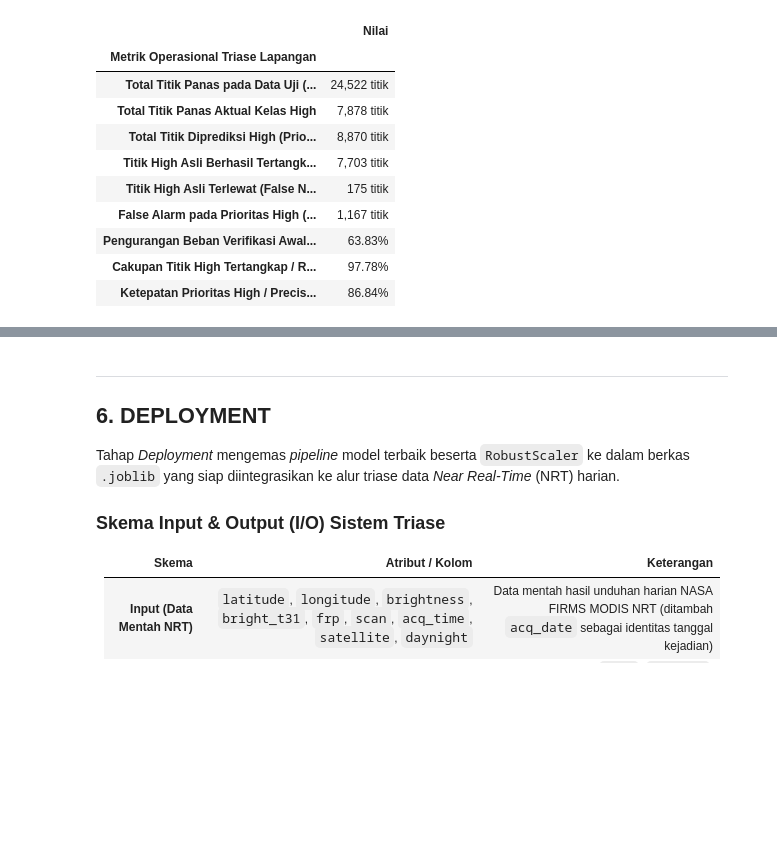
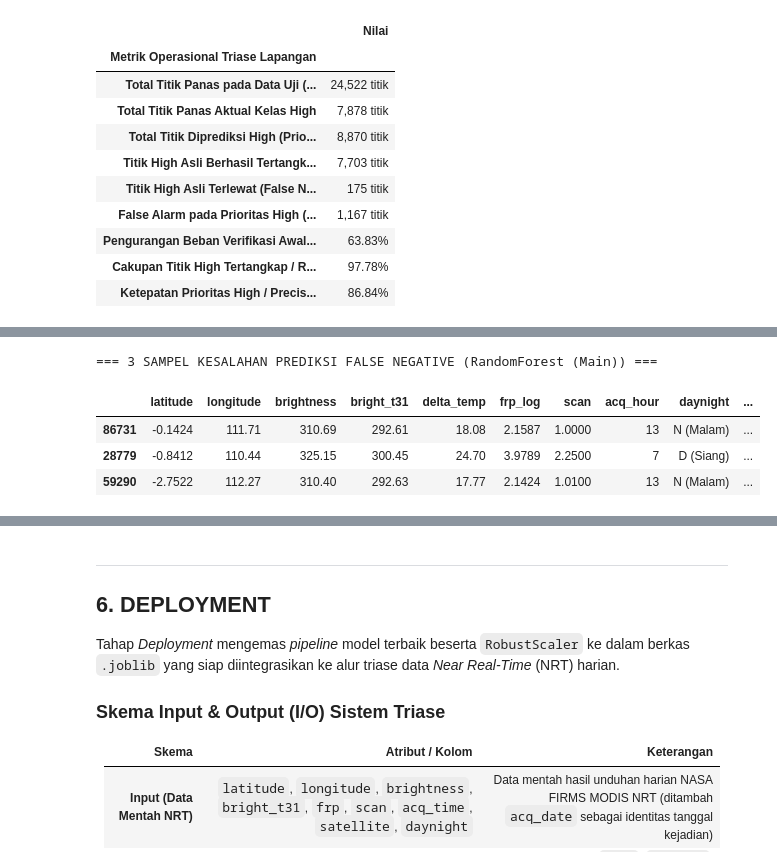
Before and after one commit to Indranaufalf/6_DataScience_IF-A, a Jupyter notebook: Laporan_UTS_EDA_Hotspot_NASA_FIRMS_2026.ipynb, the cells around one changed output, grey strips where cells are left out. Drawn from its saved outputs; the diff is of its cells as text; code cells hidden in the pictures; blank space fills up the shorter version.

```diff
--- a/Laporan_UTS_EDA_Hotspot_NASA_FIRMS_2026.ipynb
+++ b/Laporan_UTS_EDA_Hotspot_NASA_FIRMS_2026.ipynb
@@ -1311,0 +1429,22 @@ display(cost_benefit_df)
+# %%
+fn_mask = (y_test.values == 2) & (y_pred_best != 2)
+fn_indices = X_test.index[fn_mask][:3]
+
+label_short = {0: 'Low', 1: 'Nominal', 2: 'High'}
+error_df = X_test.loc[fn_indices, [
+    'latitude', 'longitude', 'brightness', 'bright_t31',
+    'delta_temp', 'frp_log', 'scan', 'acq_hour', 'daynight'
+]].copy()
+error_df['daynight'] = error_df['daynight'].map({0: 'D (Siang)', 1: 'N (Malam)'})
+error_df['Aktual'] = [label_short[v] for v in y_test.loc[fn_indices]]
+pred_series_test = pd.Series(y_pred_best, index=X_test.index)
+error_df['Prediksi'] = [label_short[v] for v in pred_series_test.loc[fn_indices]]
+
+print(f"=== 3 SAMPEL KESALAHAN PREDIKSI FALSE NEGATIVE ({best_model_name}) ===")
+display(error_df)
+# %% [output]
+=== 3 SAMPEL KESALAHAN PREDIKSI FALSE NEGATIVE (RandomForest (Main)) ===
+|  | latitude | longitude | brightness | bright_t31 | delta_temp | frp_log | scan | acq_hour | daynight | ... |
+| 86731 | -0.1424 | 111.71 | 310.69 | 292.61 | 18.08 | 2.1587 | 1.0000 | 13 | N (Malam) | ... |
+| 28779 | -0.8412 | 110.44 | 325.15 | 300.45 | 24.70 | 3.9789 | 2.2500 | 7 | D (Siang) | ... |
+| 59290 | -2.7522 | 112.27 | 310.40 | 292.63 | 17.77 | 2.1424 | 1.0100 | 13 | N (Malam) | ... |
```
Also changed, not shown: parts of 22 cells of this notebook.
